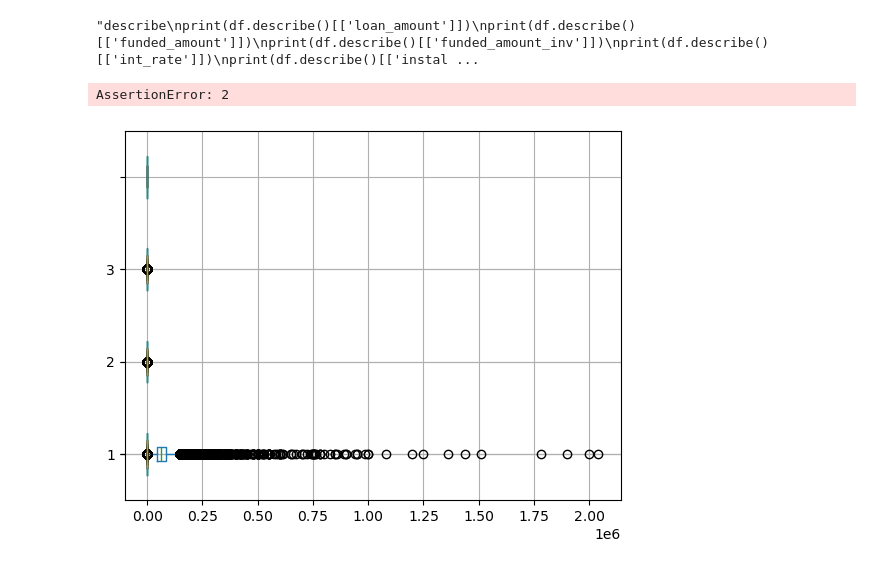
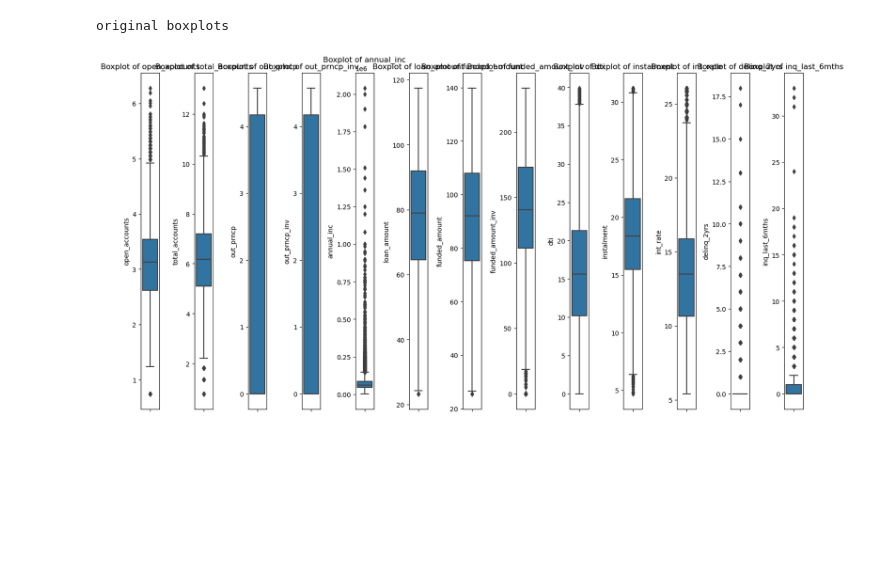
Before and after one commit to Dialga9182/exploratory-data-analysis---customer-loans-in-finance489, a Jupyter notebook: analysis_and_querying2.ipynb, the cells around one changed output. Cells and saved outputs as stored; diff of their text form; code cells hidden in the pictures; blank space fills up the shorter version.

```diff
--- a/analysis_and_querying2.ipynb
+++ b/analysis_and_querying2.ipynb
@@ -2,13 +2,15 @@
 import pandas as pd
 from db_utils import Plotter, DataTransform
 from matplotlib import pyplot as plt
+import seaborn as sns
+import numpy as np
 df = pd.read_csv('data2.csv')
-
+'''get back to these
 #PL = Plotter()
 #DT = DataTransform()
-
-#df = DT.excess_symbol_removal(df, symbols = ['member_id', 'term'])
+#columns = ['open_accounts','total_accounts','out_prncp','out_prncp_inv','annual_inc','loan_amount','funded_amount','funded_amount_inv','dti','instalment','int_rate','delinq_2yrs','inq_last_6mths']
 '''
+'''useless
 #df = PL.generate_a_plot_for_nulls(df)
 
 #df = PL.generate_a_plot_for_nulls(df)
@@ -25,60 +27,46 @@ df = pd.read_csv('data2.csv')
 #plt.scatter(df.index, df['funded_amount'])
 #plt.scatter(df.index, df['funded_amount'])
 #plt.scatter(df.index, df['funded_amount'])
 '''
 '''describe
 print(df.describe()[['loan_amount']])
 print(df.describe()[['funded_amount']])
 print(df.describe()[['funded_amount_inv']])
 print(df.describe()[['int_rate']])
 print(df.describe()[['instalment']])
 #print(df.describe()[['grade']])
 #print(df.describe()[['sub_grade']])
 #print(df.describe()[['employment_length']])
 #print(df.describe()[['home_ownership']])
 print(df.describe()[['annual_inc']])
 #print(df.describe()[['verification_status']])
 #print(df.describe()[['issue_date']])
 #print(df.describe()[['loan_status']])
 #print(df.describe()[['payment_plan']])
 #print(df.describe()[['purpose']])
 print(df.describe()[['dti']])
 print(df.describe()[['delinq_2yrs']])
 #print(df.describe()[['earliest_credit_line']])
 print(df.describe()[['inq_last_6mths']])
 print(df.describe()[['open_accounts']])
 print(df.describe()[['total_accounts']])
 print(df.describe()[['out_prncp']])
 print(df.describe()[['out_prncp_inv']])['loan_amount']
 '''
-#print(df.describe()[['annual_inc']])
-#video z-score and notebook z-score are formulated differently,
-#print(1)
+columns = ['open_accounts','total_accounts','out_prncp','out_prncp_inv', 'annual_inc', 'loan_amount', 'funded_amount', 'funded_amount_inv', 'dti', 'instalment', 'int_rate','delinq_2yrs', 'inq_last_6mths']
+
+def plot_boxplots(df, columns):
+    plt.figure(figsize=(15, 8))
+
+    for i, col in enumerate(columns, 1):
+        plt.subplot(1, len(columns), i)
+        sns.boxplot(y=df[col])
+        plt.title(f'Boxplot of {col}')
+        plt.ylabel(col)
+    plt.tight_layout()
+    plt.show()
+print('original boxplots')
+plot_boxplots(df, columns) #prints out boxplots of the original dataframe, df
 # %% [output]
-"describe\nprint(df.describe()[['loan_amount']])\nprint(df.describe()[['funded_amount']])\nprint(df.describe()[['funded_amount_inv']])\nprint(df.describe()[['int_rate']])\nprint(df.describe()[['instal ...
+original boxplots
+[figure, added]
-# %%
-import pandas as pd
-from db_utils import Plotter, DataTransform
-from matplotlib import pyplot as plt
-
-
-
-columns1 = ['open_accounts','total_accounts','out_prncp','out_prncp_inv']
-columns2 = ['annual_inc']
-columns3 = ['loan_amount', 'funded_amount', 'funded_amount_inv']
-columns4 = ['dti', 'instalment', 'int_rate']
-columns5 = ['delinq_2yrs', 'inq_last_6mths',]
-
-boxplot1 = df.boxplot(column = columns1, vert = False)#this visualises the data for outlier identification
-boxplot1
-boxplot2 = df.boxplot(column=columns2,vert = False)
-boxplot3 = df.boxplot(column=columns3,vert = False)
-boxplot4 = df.boxplot(column=columns4,vert = False)
-boxplot5 = df.boxplot(column=columns5,vert = False)
-
-#columns = ['open_accounts','total_accounts','out_prncp','out_prncp_inv','annual_inc','loan_amount','funded_amount','funded_amount_inv','dti','instalment','int_rate','delinq_2yrs','inq_last_6mths']
-#for col in columns:
-#        df.boxplot(column=col)
-# %% [output]
-AssertionError: 2
-[figure, removed]
```
Also changed, not shown: parts of 6 cells of this notebook.
